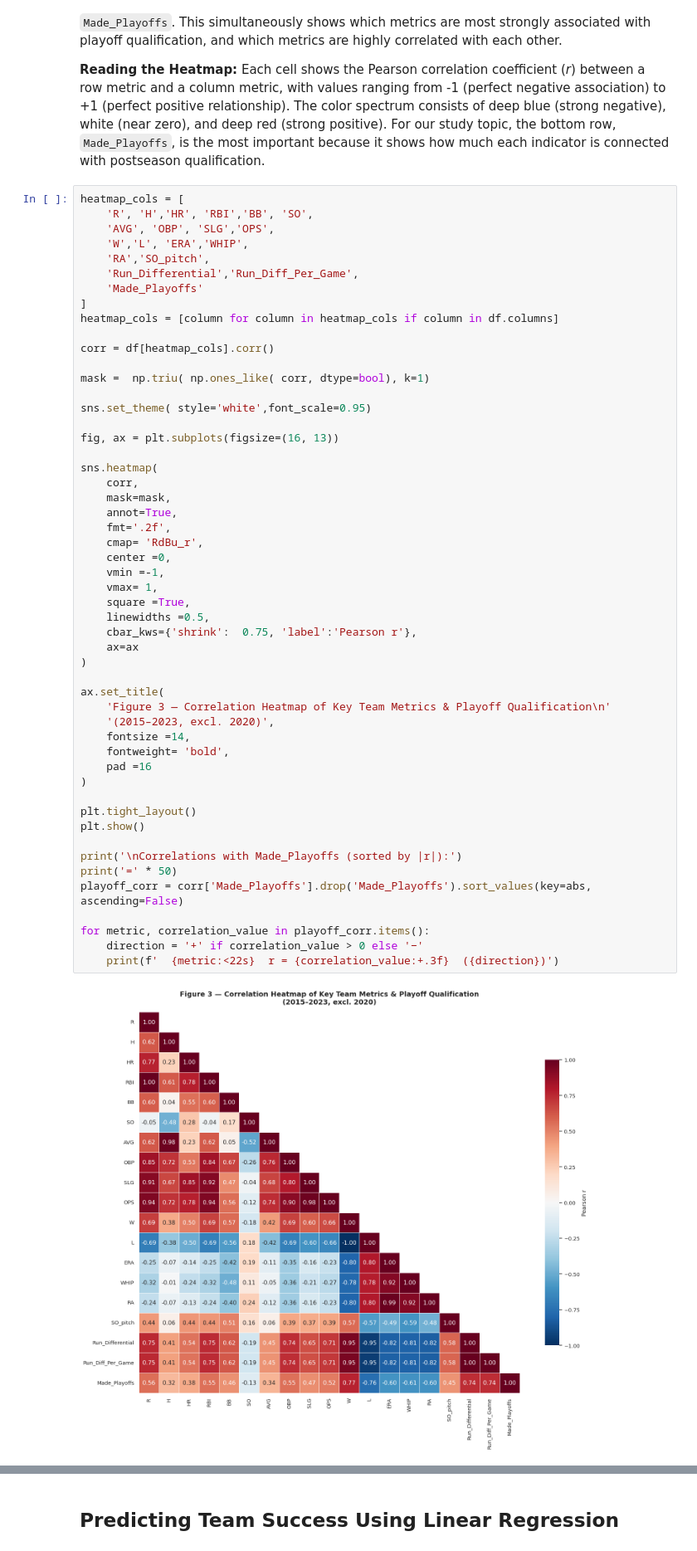
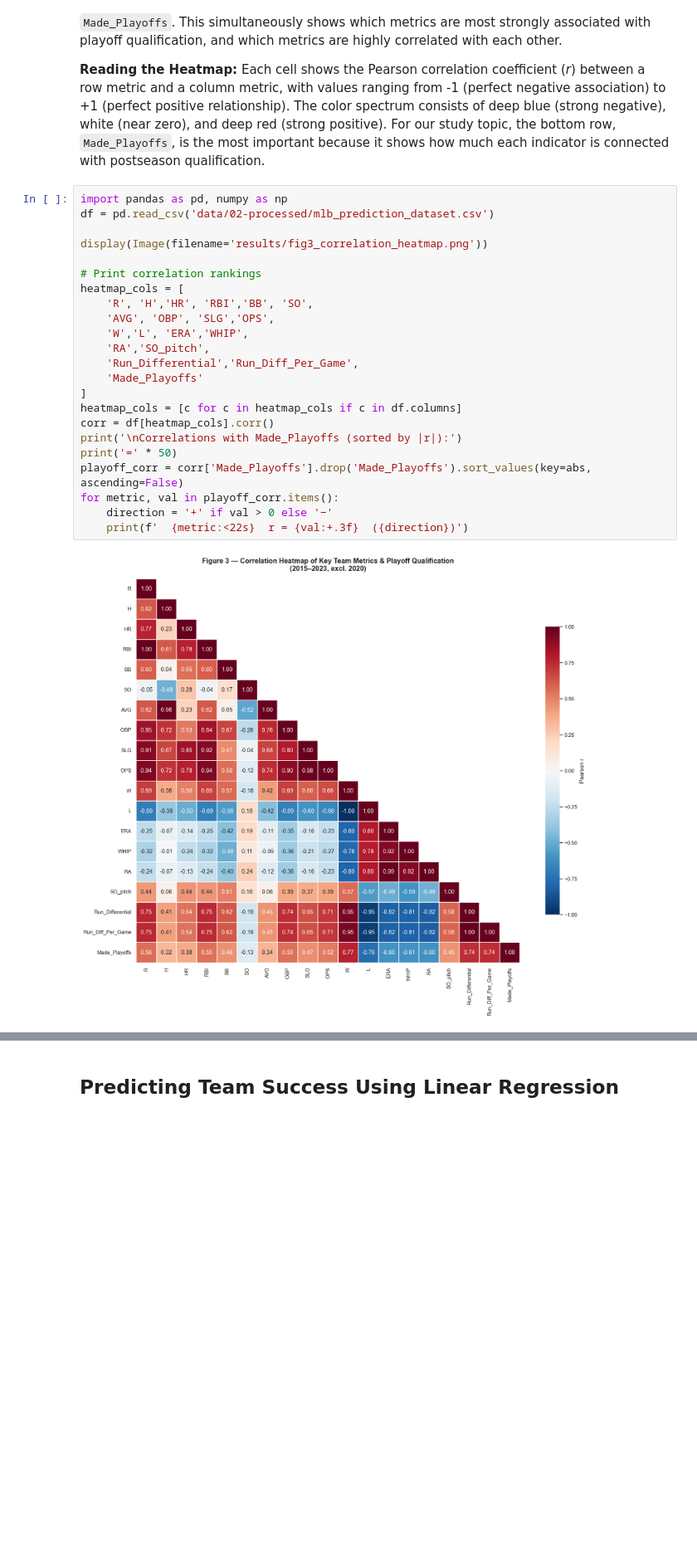
Before and after one commit to COGS108/Group021_WI26, a Jupyter notebook: 03-FinalProject.ipynb, the cells around one changed output, grey strips where cells are left out. Shown at 83% size. Drawn from its saved outputs; the diff is of its cells as text; blank space fills up the shorter version.

Commit message:
made the EDA section work with premade plots in 'results' to save processing upon each run

```diff
--- a/03-FinalProject.ipynb
+++ b/03-FinalProject.ipynb
@@ -771,59 +697,30 @@ We build a **correlation heatmap** across all key offensive and pitching metrics
 
 **Reading the Heatmap:** Each cell shows the Pearson correlation coefficient (*r*) between a row metric and a column metric, with values ranging from -1 (perfect negative association) to +1 (perfect positive relationship). The color spectrum consists of deep blue (strong negative), white (near zero), and deep red (strong positive). For our study topic, the bottom row, `Made_Playoffs`, is the most important because it shows how much each indicator is connected with postseason qualification.
 # %%
+import pandas as pd, numpy as np
+df = pd.read_csv('data/02-processed/mlb_prediction_dataset.csv')
+
+display(Image(filename='results/fig3_correlation_heatmap.png'))
+
+# Print correlation rankings
 heatmap_cols = [
     'R', 'H','HR', 'RBI','BB', 'SO',
     'AVG', 'OBP', 'SLG','OPS',
     'W','L', 'ERA','WHIP',
     'RA','SO_pitch',
     'Run_Differential','Run_Diff_Per_Game',
     'Made_Playoffs'
 ]
-heatmap_cols = [column for column in heatmap_cols if column in df.columns]
-
+heatmap_cols = [c for c in heatmap_cols if c in df.columns]
 corr = df[heatmap_cols].corr()
-
-mask =  np.triu( np.ones_like( corr, dtype=bool), k=1)
-
-sns.set_theme( style='white',font_scale=0.95)
-
-fig, ax = plt.subplots(figsize=(16, 13))
-
-sns.heatmap(
-    corr,
-    mask=mask,
-    annot=True,
-    fmt='.2f',
-    cmap= 'RdBu_r',
-    center =0,
-    vmin =-1,
-    vmax= 1,
-    square =True,
-    linewidths =0.5,
-    cbar_kws={'shrink':  0.75, 'label':'Pearson r'},
-    ax=ax
-)
-
-ax.set_title(
-    'Figure 3 — Correlation Heatmap of Key Team Metrics & Playoff Qualification\n'
-    '(2015–2023, excl. 2020)',
-    fontsize =14,
-    fontweight= 'bold',
-    pad =16
-)
-
-plt.tight_layout()
-plt.show()
-
 print('\nCorrelations with Made_Playoffs (sorted by |r|):')
 print('=' * 50)
 playoff_corr = corr['Made_Playoffs'].drop('Made_Playoffs').sort_values(key=abs, ascending=False)
-
-for metric, correlation_value in playoff_corr.items():
-    direction = '+' if correlation_value > 0 else '−'
-    print(f'  {metric:<22s}  r = {correlation_value:+.3f}  ({direction})')
+for metric, val in playoff_corr.items():
+    direction = '+' if val > 0 else '−'
+    print(f'  {metric:<22s}  r = {val:+.3f}  ({direction})')
 # %% [output]
-[figure, old version]
+[figure, new version]
 Correlations with Made_Playoffs (sorted by |r|):
 ==================================================
   W                       r = +0.766  (+)
```
Also changed, not shown: parts of 5 cells of this notebook.
